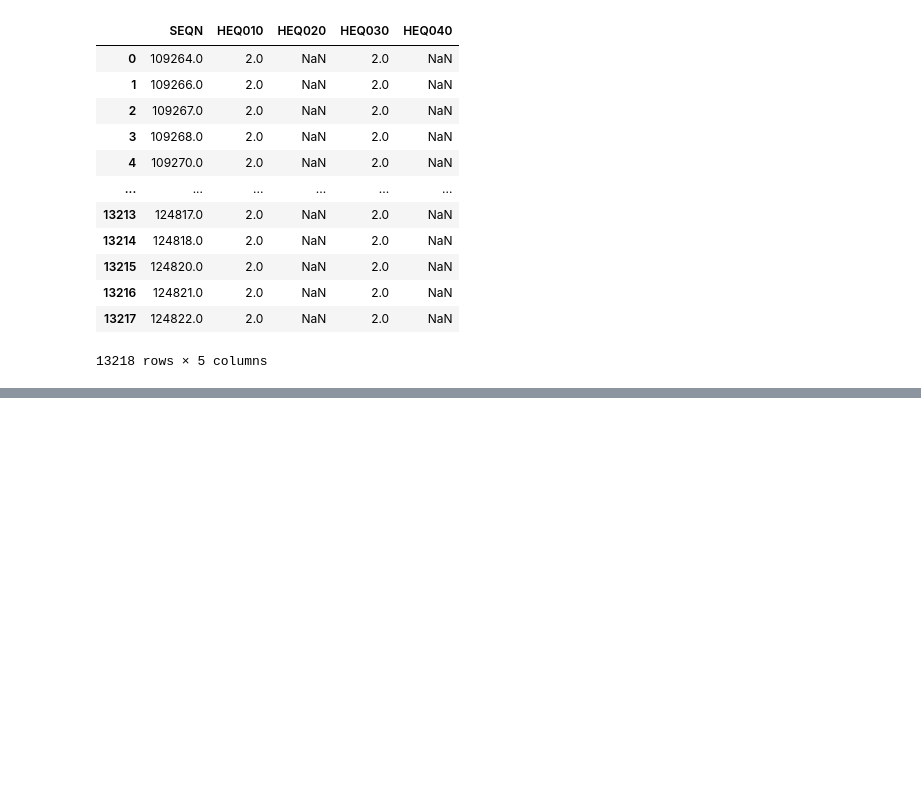
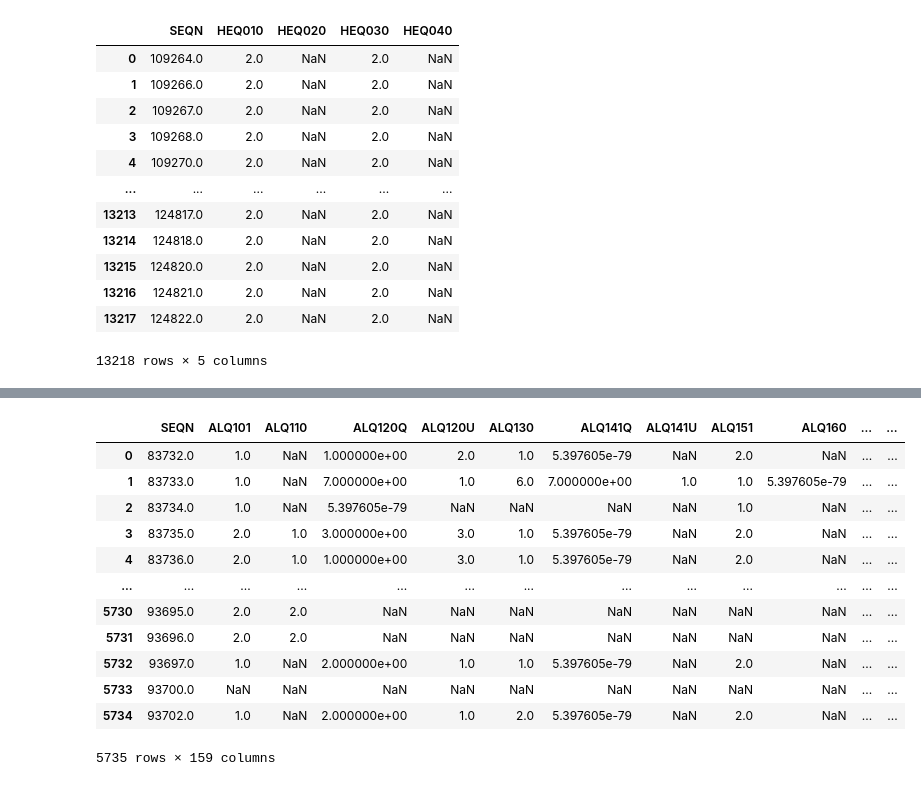
Before and after one commit to tomBaty/data301_project, a Jupyter notebook: main.ipynb, the cells around one changed output, grey strips where cells are left out. Drawn from its saved outputs; the diff is of its cells as text; code cells hidden in the pictures; blank space fills up the shorter version.

```diff
--- a/main.ipynb
+++ b/main.ipynb
@@ -20,0 +49,28 @@ df
+# %%
+Hepatitis2 = pd.read_sas("2015-2016 data\HEQ_I.XPT")
+AlcoholUse2 = pd.read_sas("2015-2016 data\ALQ_I.XPT")
+CurrentHealthStatus2 = pd.read_sas("2015-2016 data\HSQ_I.XPT")
+Immunization2 = pd.read_sas("2015-2016 data\IMQ_I.XPT")
+MedicalConditions2 = pd.read_sas("2015-2016 data\MCQ_I.XPT")
+SmokingCigaretteUse2 = pd.read_sas("2015-2016 data\SMQ_I.XPT")
+# %%
+from functools import reduce
+data_merge1 = reduce(lambda left, right:     # Merge three pandas DataFrames
+                     pd.merge(left , right,
+                              on = ["SEQN"]),
+                     [AlcoholUse2, CurrentHealthStatus2,  Hepatitis2,Immunization2,MedicalConditions2,SmokingCigaretteUse2])
+data_merge1
+# %% [output]
+|  | SEQN | ALQ101 | ALQ110 | ALQ120Q | ALQ120U | ALQ130 | ALQ141Q | ALQ141U | ALQ151 | ALQ160 | ... | ... |
+| 0 | 83732.0 | 1.0 | NaN | 1.000000e+00 | 2.0 | 1.0 | 5.397605e-79 | NaN | 2.0 | NaN | ... | ... |
+| 1 | 83733.0 | 1.0 | NaN | 7.000000e+00 | 1.0 | 6.0 | 7.000000e+00 | 1.0 | 1.0 | 5.397605e-79 | ... | ... |
+| 2 | 83734.0 | 1.0 | NaN | 5.397605e-79 | NaN | NaN | NaN | NaN | 1.0 | NaN | ... | ... |
+| 3 | 83735.0 | 2.0 | 1.0 | 3.000000e+00 | 3.0 | 1.0 | 5.397605e-79 | NaN | 2.0 | NaN | ... | ... |
+| 4 | 83736.0 | 2.0 | 1.0 | 1.000000e+00 | 3.0 | 1.0 | 5.397605e-79 | NaN | 2.0 | NaN | ... | ... |
+| ... | ... | ... | ... | ... | ... | ... | ... | ... | ... | ... | ... | ... |
+| 5730 | 93695.0 | 2.0 | 2.0 | NaN | NaN | NaN | NaN | NaN | NaN | NaN | ... | ... |
+| 5731 | 93696.0 | 2.0 | 2.0 | NaN | NaN | NaN | NaN | NaN | NaN | NaN | ... | ... |
+| 5732 | 93697.0 | 1.0 | NaN | 2.000000e+00 | 1.0 | 1.0 | 5.397605e-79 | NaN | 2.0 | NaN | ... | ... |
+| 5733 | 93700.0 | NaN | NaN | NaN | NaN | NaN | NaN | NaN | NaN | NaN | ... | ... |
+| 5734 | 93702.0 | 1.0 | NaN | 2.000000e+00 | 1.0 | 2.0 | 5.397605e-79 | NaN | 2.0 | NaN | ... | ... |
+5735 rows × 159 columns
```
Also changed, not shown: parts of 4 cells of this notebook, 23 other files.
